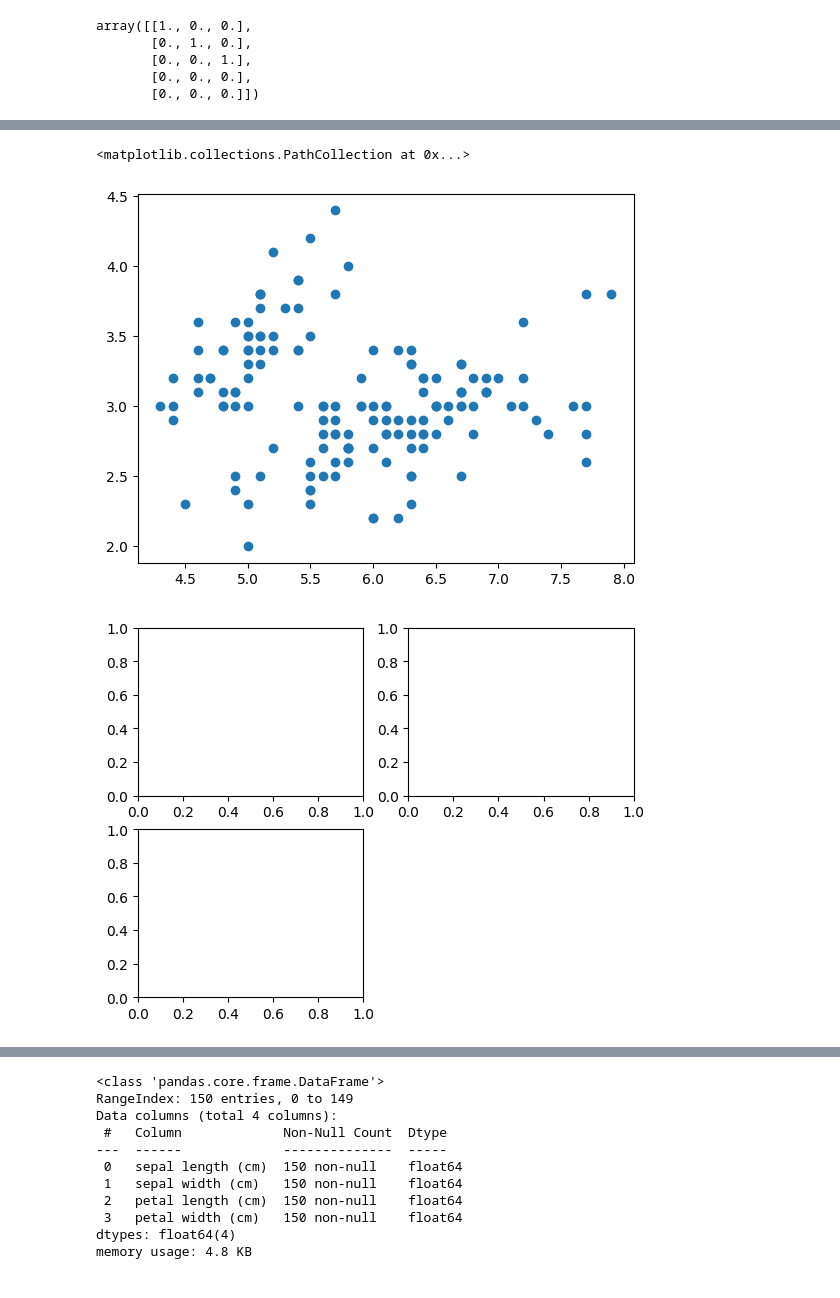
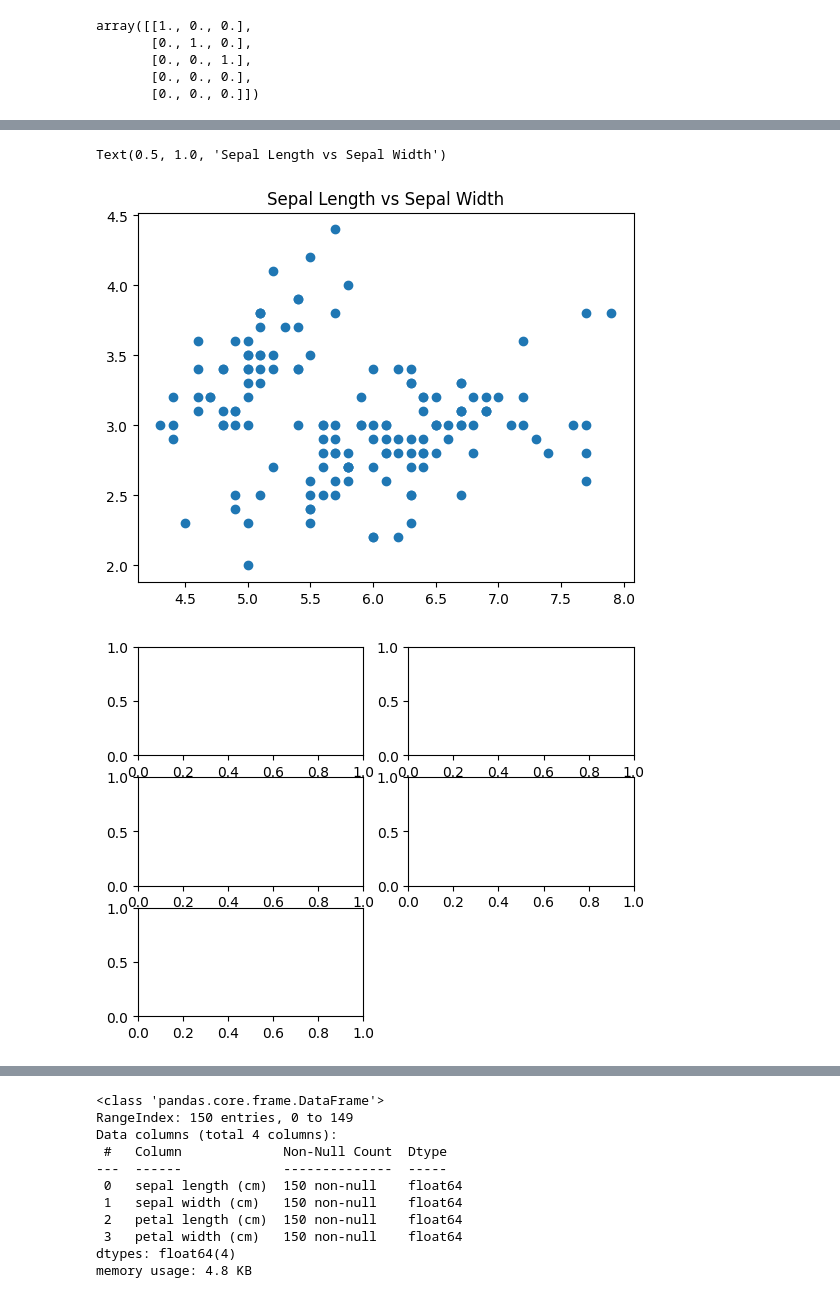
Before and after one commit to kenclements/SEAS8416DC8, a Jupyter notebook: src/SEAS8416_Spr1_25-Lecture_2.ipynb, the cells around one changed output, grey strips where cells are left out. Drawn from its saved outputs; the diff is of its cells as text; code cells hidden in the pictures.

```diff
--- a/src/SEAS8416_Spr1_25-Lecture_2.ipynb
+++ b/src/SEAS8416_Spr1_25-Lecture_2.ipynb
@@ -671,20 +744,23 @@ import seaborn as sns
 # %%
 # Creating a scatter plot using matplotlib
 # Basic approach calling plt.scatter() function
 # This is useful for creating a scatter plot of two variables
 plt.scatter(df_iris['sepal length (cm)'], df_iris['sepal width (cm)']) # Scatter plot of sepal length vs sepal width
+plt.title('Sepal Length vs Sepal Width') # Title of the plot
 # %% [output]
-<matplotlib.collections.PathCollection at 0x...>
+Text(0.5, 1.0, 'Sepal Length vs Sepal Width')
-[figure, old version]
+[figure, new version]
 # %%
 # This is a simple example of creating a subplot using matplotlib
 # This is useful for creating multiple subplots in a single figure
 fig = plt.figure()
-ax1 = fig.add_subplot(2, 2, 1)
-ax2 = fig.add_subplot(2, 2, 2)
-ax3 = fig.add_subplot(2, 2, 3)
+ax1 = fig.add_subplot(3, 2, 1)
+ax2 = fig.add_subplot(3, 2, 2)
+ax3 = fig.add_subplot(3, 2, 3)
+ax4 = fig.add_subplot(3, 2, 4)
+ax5 = fig.add_subplot(3, 2, 5)
 # %% [output]
-[figure, old version]
+[figure, new version]
 # %%
 fig = plt.figure()
 
```
Also changed, not shown: parts of 44 cells of this notebook, 7 other files.
